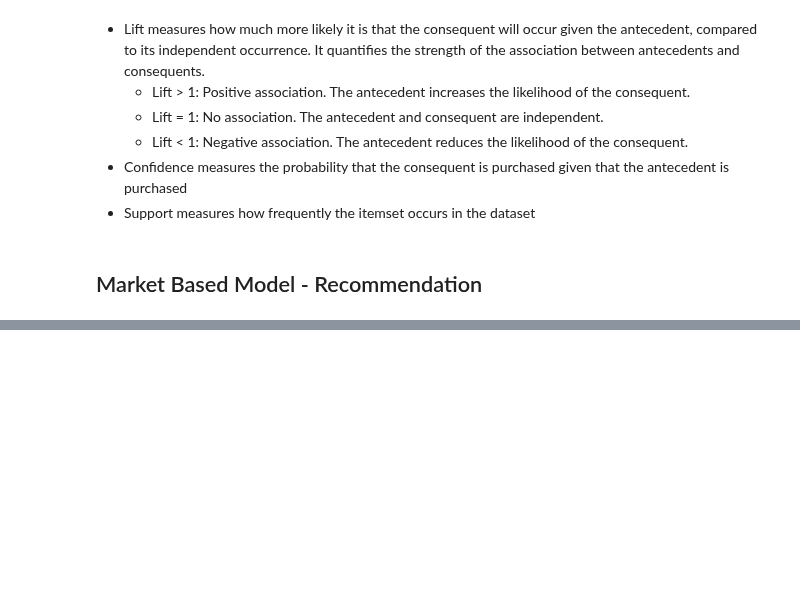
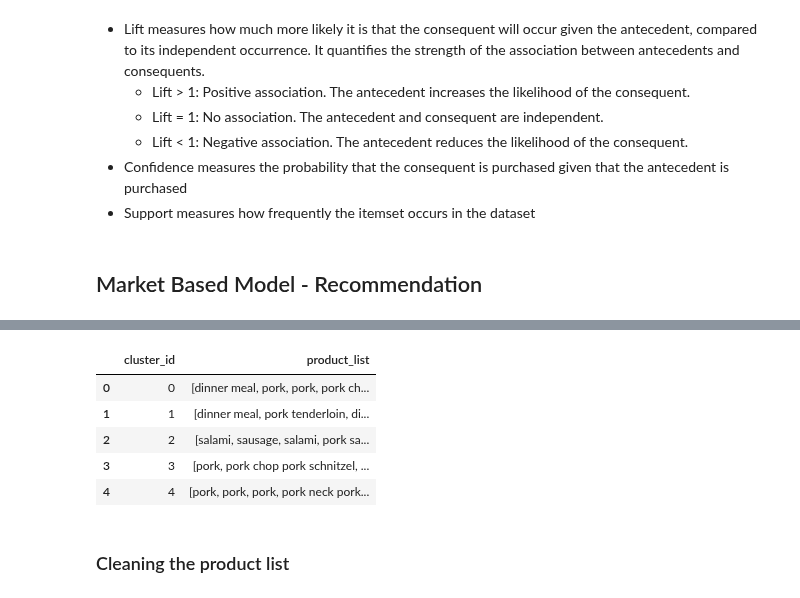
Before and after one commit to AfonsoCunha22/ComputationalToolsProject, a Jupyter notebook: similar_products.ipynb, the cells around one changed output, grey strips where cells are left out. Cells and saved outputs as stored; diff of their text form; code cells hidden in the pictures; blank space fills up the shorter version.

```diff
--- a/similar_products.ipynb
+++ b/similar_products.ipynb
@@ -501,0 +549,16 @@ df.head()
+# %%
+grouped_products_df = df.groupby("cluster_id")["Cleaned Ingredients"].apply(list).reset_index()
+
+# Rename columns for clarity
+grouped_products_df.rename(columns={"Cleaned Ingredients": "product_list"}, inplace=True)
+
+grouped_products_df.head()
+# %% [output]
+|  | cluster_id | product_list |
+| 0 | 0 | [dinner meal, pork, pork, pork ch... |
+| 1 | 1 | [dinner meal, pork tenderloin, di... |
+| 2 | 2 | [salami, sausage, salami, pork sa... |
+| 3 | 3 | [pork, pork chop pork schnitzel, ... |
+| 4 | 4 | [pork, pork, pork, pork neck pork... |
+# %% [markdown]
+### Cleaning the product list
```
Also changed, not shown: parts of 47 cells of this notebook.
